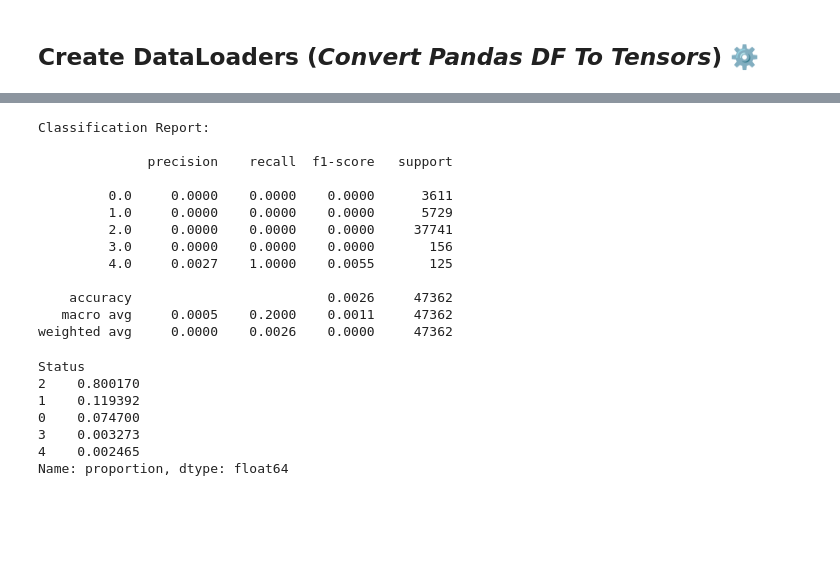
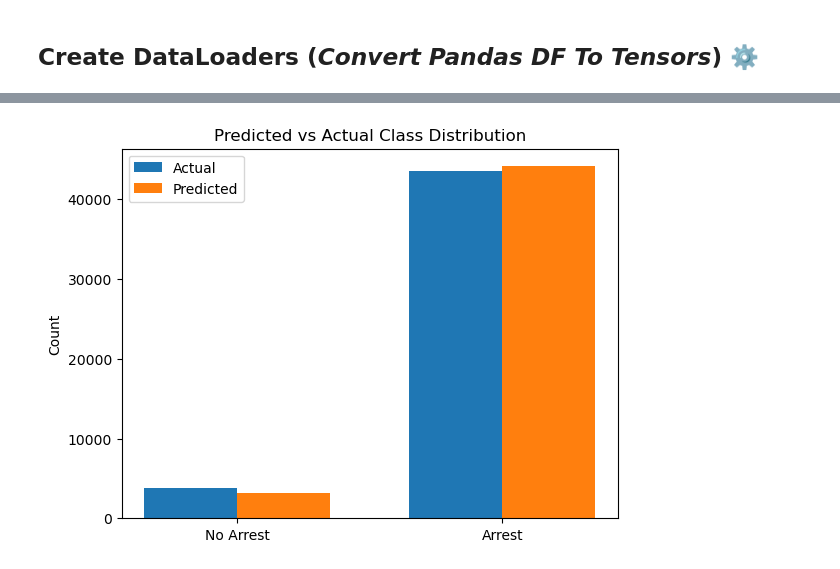
Before and after one commit to Noah-Gallego/CS3500-Final, a Jupyter notebook: Notebooks/Model.ipynb, the cells around one changed output, grey strips where cells are left out. Drawn from its saved outputs; the diff is of its cells as text; code cells hidden in the pictures; blank space fills up the shorter version.

Commit message:
Updated  Model Notebook

```diff
--- a/Notebooks/Model.ipynb
+++ b/Notebooks/Model.ipynb
@@ -112,3 +105,5 @@ class Crime_Dataset(Dataset):
 # Instantiate Class With Data
 train_df = Crime_Dataset(scaled_train_features, train_target)
 test_df = Crime_Dataset(scaled_test_features, test_target)
+
+test_loader = DataLoader(test_df, batch_size=32, shuffle=False)
@@ -219,45 +144,23 @@ plt.show()
-# %%
-from sklearn.metrics import classification_report, confusion_matrix
-import numpy as np
-
-input_size = scaled_test_features.shape[1] # Number of Columns
-model = Model(input_size, num_classes)
-
-model.eval()
-all_preds = []
-all_labels = []
-
-with torch.no_grad():
-    for batch_features, batch_labels in test:
-        outputs = model(batch_features)
-        _, preds = torch.max(outputs, 1)
-
-        all_preds.extend(preds.cpu().numpy())
-        all_labels.extend(batch_labels.cpu().numpy())
-
-print("Classification Report:\n")
-print(classification_report(all_labels, all_preds, digits=4))
-# %% [output]
-Classification Report:
-
-              precision    recall  f1-score   support
-
-         0.0     0.0000    0.0000    0.0000      3611
-         1.0     0.0000    0.0000    0.0000      5729
-         2.0     0.0000    0.0000    0.0000     37741
-         3.0     0.0000    0.0000    0.0000       156
-         4.0     0.0027    1.0000    0.0055       125
-
-    accuracy                         0.0026     47362
-   macro avg     0.0005    0.2000    0.0011     47362
-weighted avg     0.0000    0.0026    0.0000     47362
-# %%
-print(train_target.value_counts(normalize=True))
-# %% [output]
-Status
-2    0.800170
-1    0.119392
-0    0.074700
-3    0.003273
-4    0.002465
-Name: proportion, dtype: float64
+# %%
+import matplotlib.pyplot as plt
+
+unique_labels = ['No Arrest', 'Arrest']
+pred_counts = [all_preds.count(0), all_preds.count(1)]
+actual_counts = [all_labels.count(0), all_labels.count(1)]
+
+x = np.arange(len(unique_labels))
+width = 0.35
+
+fig, ax = plt.subplots()
+ax.bar(x - width/2, actual_counts, width, label='Actual')
+ax.bar(x + width/2, pred_counts, width, label='Predicted')
+
+ax.set_ylabel('Count')
+ax.set_title('Predicted vs Actual Class Distribution')
+ax.set_xticks(x)
+ax.set_xticklabels(unique_labels)
+ax.legend()
+
+plt.show()
+# %% [output]
+[figure, added]
```
Also changed, not shown: parts of 13 cells of this notebook.
